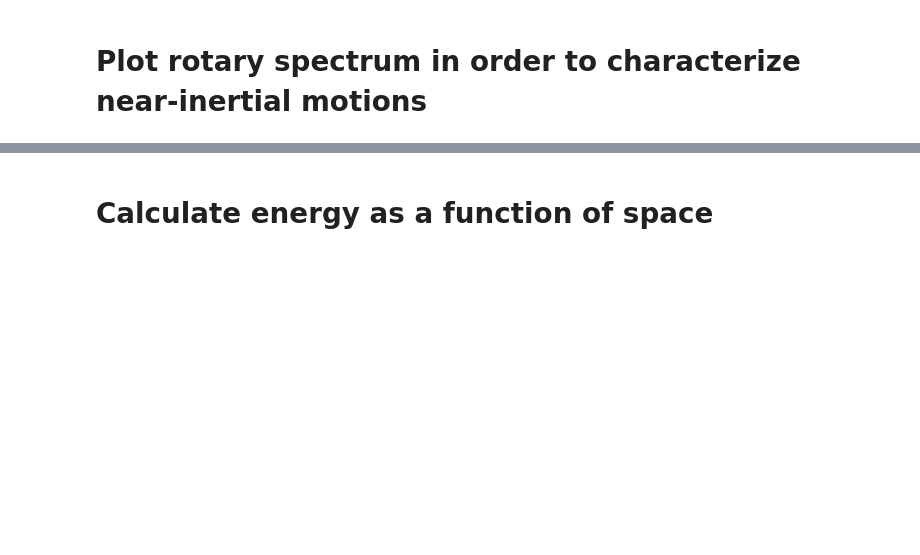
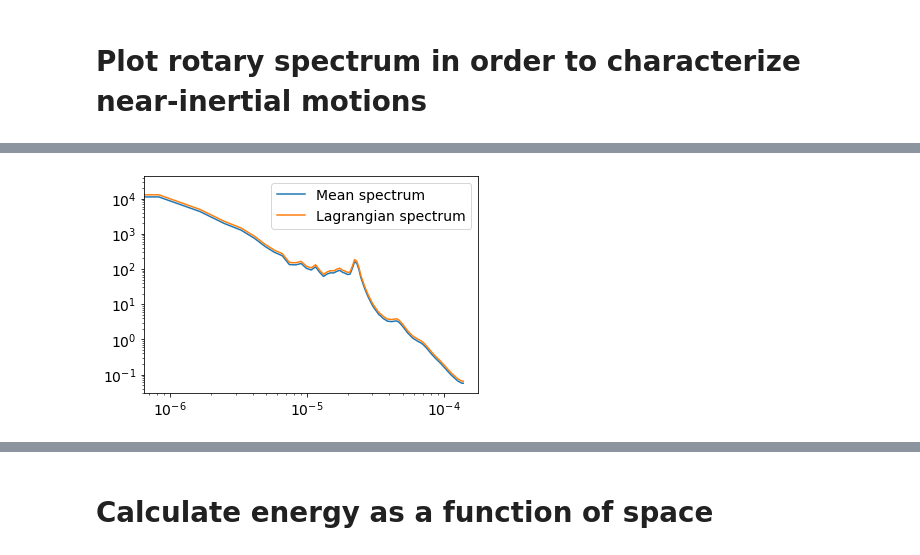
Before and after one commit to cspencerjones/separating-balanced, a Jupyter notebook: python/plot_KE.ipynb, the cells around one changed output, grey strips where cells are left out. Saved outputs shown, nothing was run; the diff lists cells and outputs as text; code cells hidden in the pictures; blank space fills up the shorter version.

```diff
--- a/python/plot_KE.ipynb
+++ b/python/plot_KE.ipynb
@@ -162,0 +151,8 @@ array(-48.33070352)
+# %%
+plt.plot(z2.freq_time[spec0:],(z2.mean(['x0','y0'])[spec0:].values+z2.mean(['x0','y0'])[spec0::-1].values)/4,label='Mean spectrum')
+plt.plot(z2.freq_time[spec0:],ekehat.where(mask>0).mean(['x0','y0'])[spec0:].values,label='Lagrangian spectrum')
+plt.legend()
+plt.xscale('log')
+plt.yscale('log')
+# %% [output]
+[figure, added]
```
Also changed, not shown: parts of 14 cells of this notebook, 6 other files.
